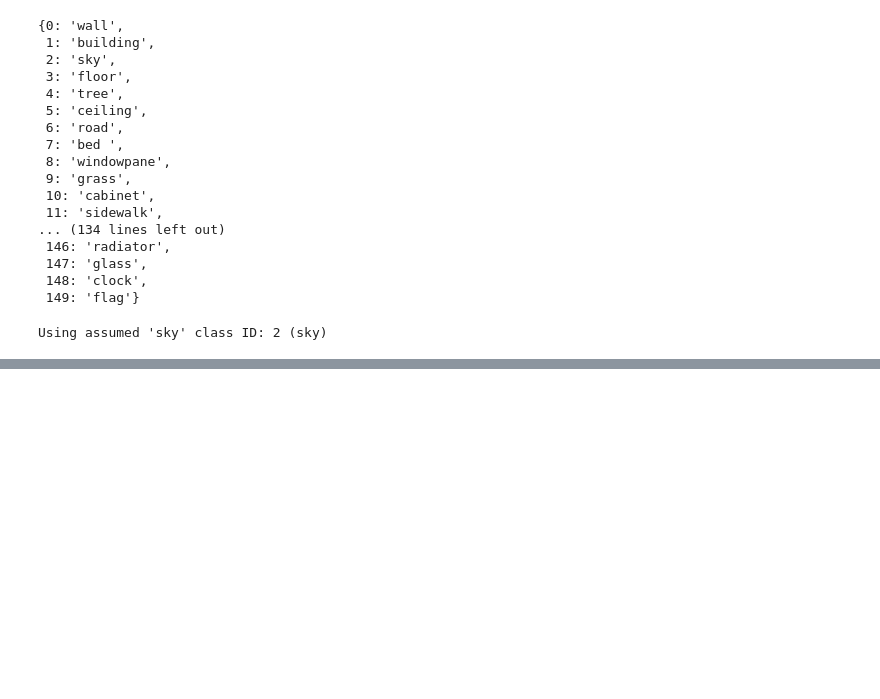
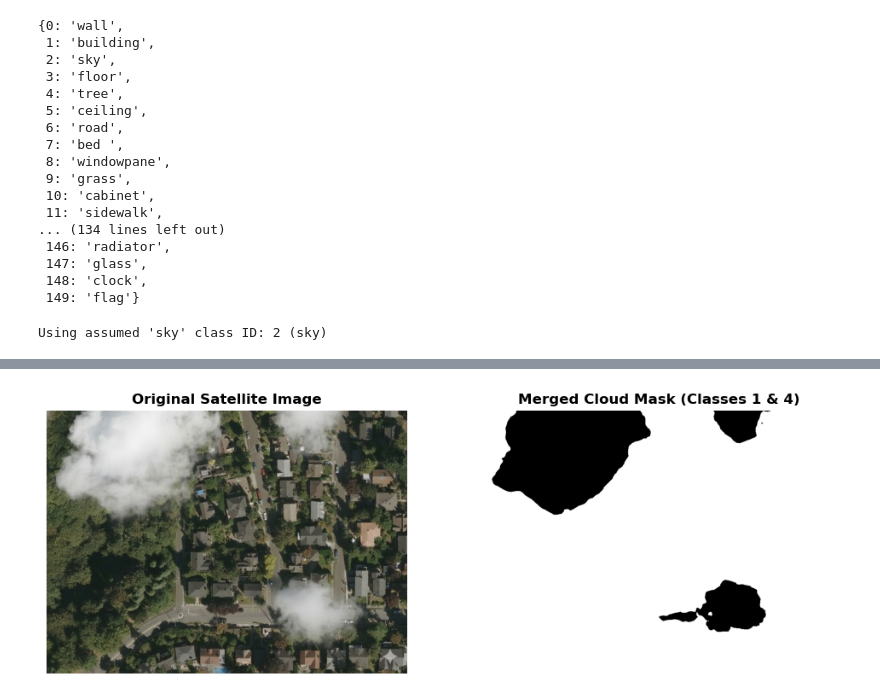
Before and after one commit to Plantius/UC-Final, a Jupyter notebook: ImprovedCresi/notebooks/cloudMaskMaker.ipynb, the cells around one changed output, grey strips where cells are left out. Saved outputs shown, nothing was run; the diff lists cells and outputs as text; code cells hidden in the pictures; blank space fills up the shorter version.

```diff
--- a/ImprovedCresi/notebooks/cloudMaskMaker.ipynb
+++ b/ImprovedCresi/notebooks/cloudMaskMaker.ipynb
@@ -87,0 +105,13 @@ plt.show()
+# %%
+# merge mask 1 and mask 4 as clouds
+merged_cloud_mask = ((pred_seg == 1) | (pred_seg == 4)).astype(np.uint8)
+fig, ax = plt.subplots(1, 2, figsize=(12, 6))
+ax[0].imshow(image)
+ax[0].set_title("Original Satellite Image")
+ax[0].axis('off')
+ax[1].imshow(merged_cloud_mask, cmap='gray')
+ax[1].set_title("Merged Cloud Mask")
+ax[1].axis('off')
+plt.show()
+# %% [output]
+[figure, added]
```
Also changed, not shown: parts of 5 cells of this notebook, 5 other files.
